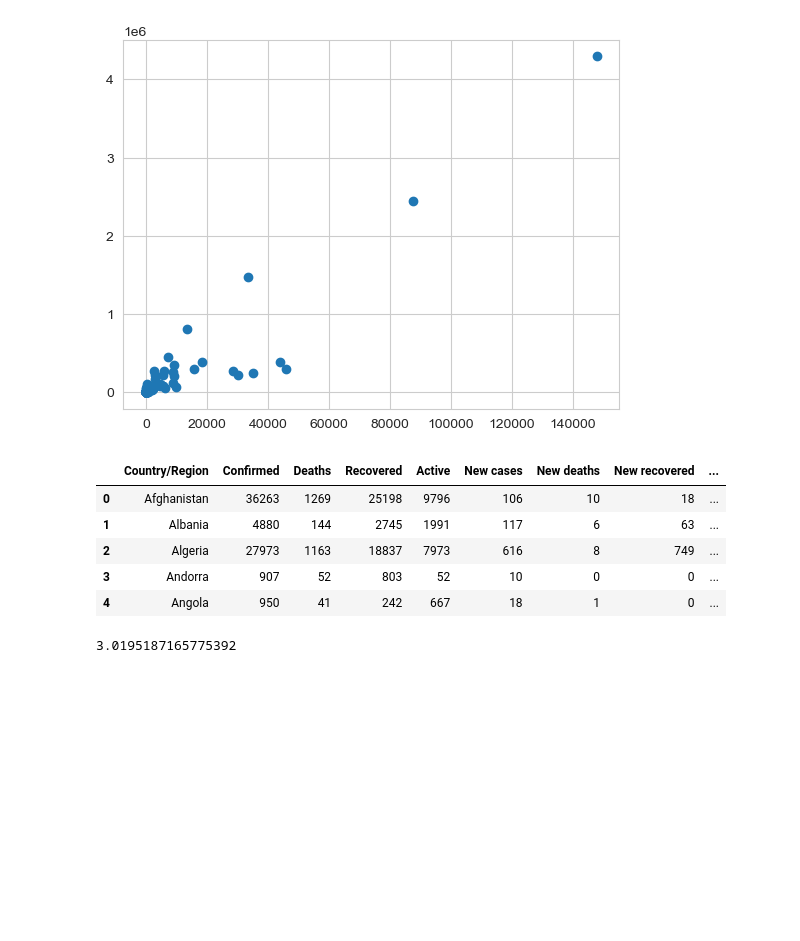
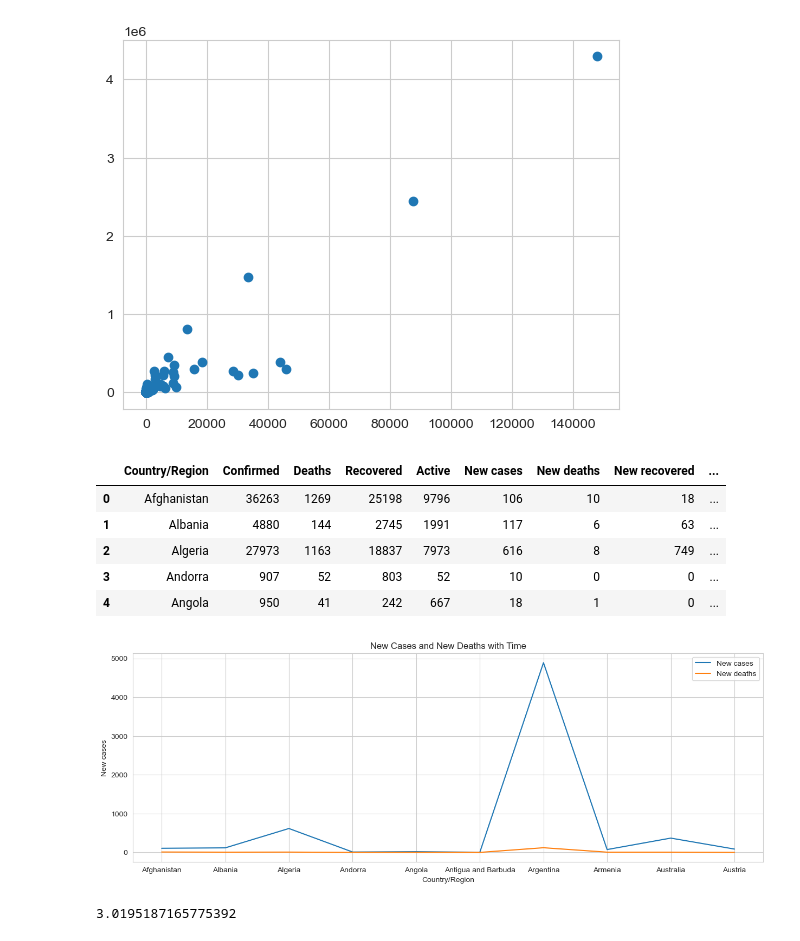
Before and after one commit to shreyansh080603/bdcoetask0, a Jupyter notebook: bdcoetask.ipynb, the cells around one changed output. Saved outputs shown, nothing was run; the diff lists cells and outputs as text; code cells hidden in the pictures; blank space fills up the shorter version.

```diff
--- a/bdcoetask.ipynb
+++ b/bdcoetask.ipynb
@@ -155,6 +193,14 @@ df.head()
 | 2 | Algeria | 27973 | 1163 | 18837 | 7973 | 616 | 8 | 749 | ... |
 | 3 | Andorra | 907 | 52 | 803 | 52 | 10 | 0 | 0 | ... |
 | 4 | Angola | 950 | 41 | 242 | 667 | 18 | 1 | 0 | ... |
+# %%
+plt.figure(figsize=(15, 5))
+sns.lineplot(x="Country/Region", y="New cases", data=df.head(10), label="New cases")
+sns.lineplot(x="Country/Region", y="New deaths", data=df.head(10), label="New deaths")
+plt.title("New Cases and New Deaths with Time")
+plt.show()
+# %% [output]
+[figure, added]
 # %%
 df["Deaths / 100 Cases"].mean()
 # %% [output]
```
Also changed, not shown: parts of 6 cells of this notebook.
